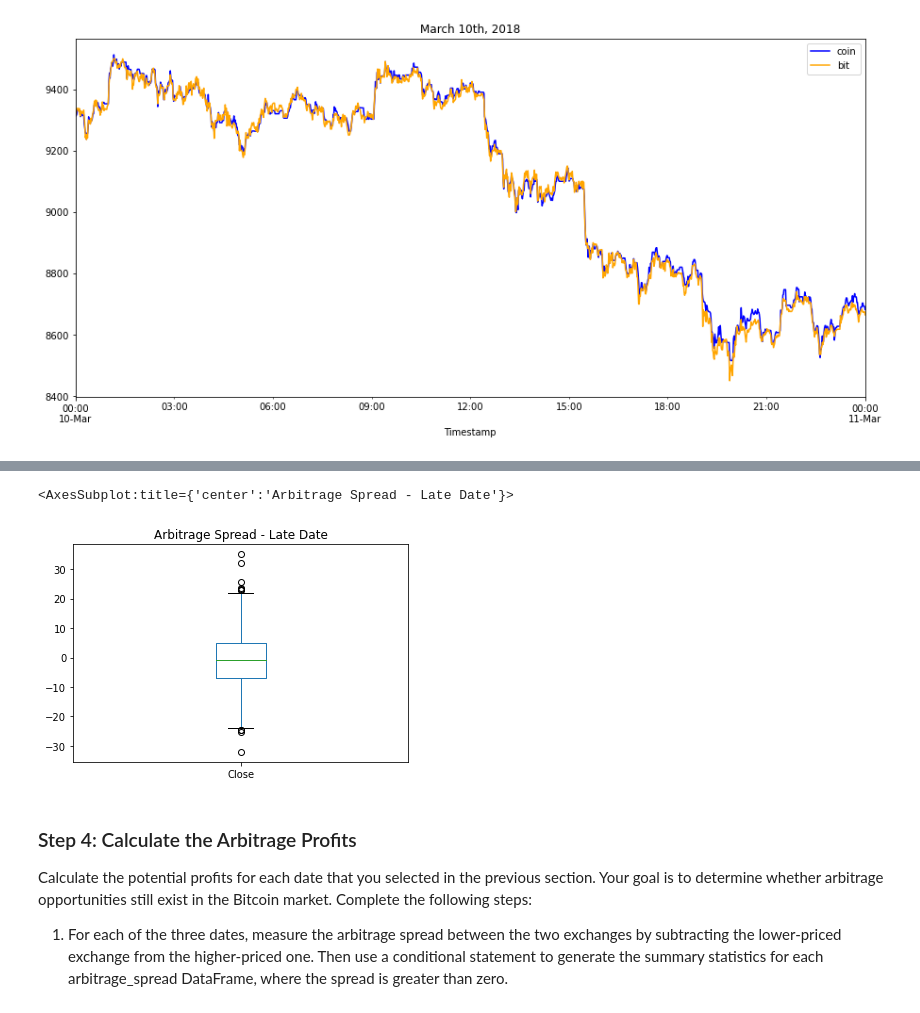
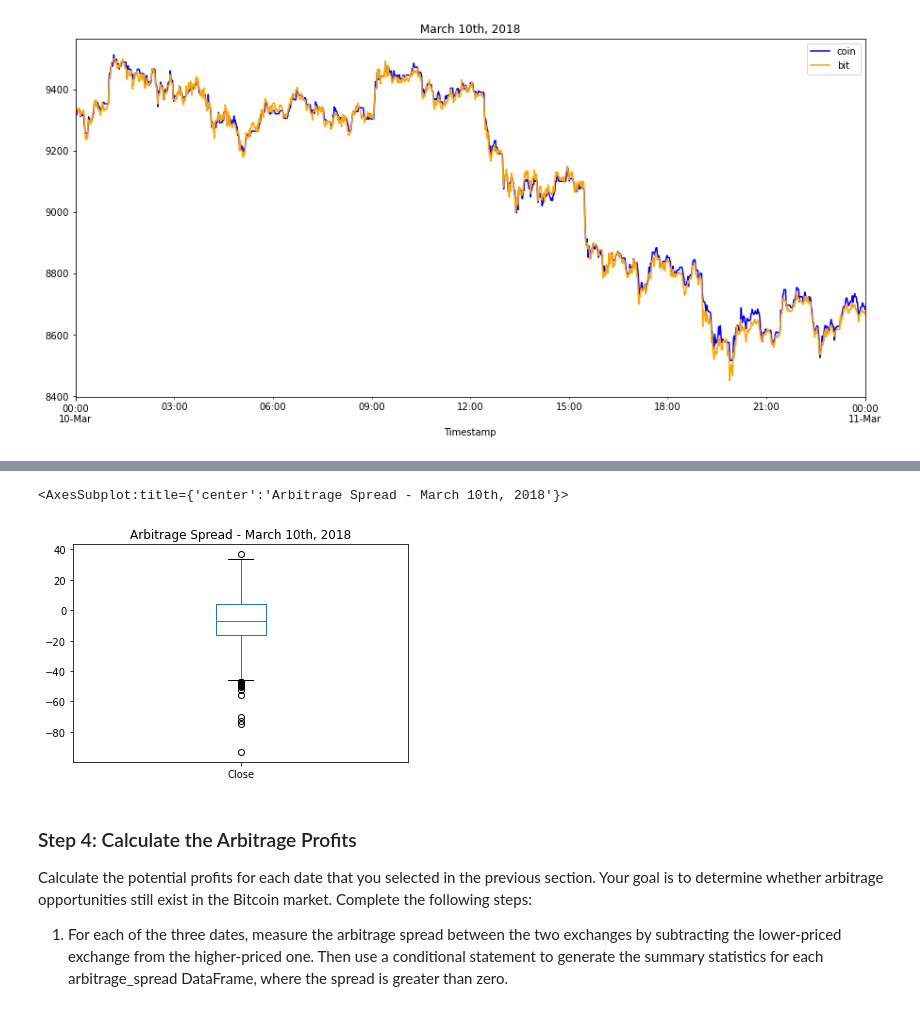
Before and after one commit to jpmaddox97/module_3_challenge, a Jupyter notebook: Starter_Code/crypto_arbitrage.ipynb, the cells around one changed output, grey strips where cells are left out. Saved outputs shown, nothing was run; the diff lists cells and outputs as text; code cells hidden in the pictures.

```diff
--- a/Starter_Code/crypto_arbitrage.ipynb
+++ b/Starter_Code/crypto_arbitrage.ipynb
@@ -415,8 +415,8 @@ bitstamp.loc["2018-03-10 00:00:00":"2018-03-11 00:00:00",'Close'].plot(legend=Tr
 # %%
 # Using the date from the late that you have selected, calculate the arbitrage spread
 # by subtracting the bitstamp lower closing prices from the coinbase higher closing prices
-arbitrage_spread_late = arbitrage_spread_middle = bitstamp.loc["2018-03-10 00:00:00":"2018-03-11 00:00:00",'Close'] - coinbase.loc["2018-03-10 00:00:00":"2018-03-1 00:00:00",'Close']
+arbitrage_spread_late = bitstamp.loc["2018-03-10 00:00:00":"2018-03-11 00:00:00",'Close'] - coinbase.loc["2018-03-10 00:00:00":"2018-03-11 00:00:00",'Close']
 
 # Generate summary statistics for the late DataFrame
-arbitrage_spread_late.desrcibe()
+arbitrage_spread_late.describe()
 # %% [output]
@@ -424,9 +432,9 @@ AttributeError: 'Series' object has no attribute 'desrcibe'
 # %%
 # Visualize the arbitrage spread from late in the dataset in a box plot
-# YOUR CODE HERE
+arbitrage_spread_late.plot(kind='box', title='Arbitrage Spread - March 10th, 2018')
 # %% [output]
-<AxesSubplot:title={'center':'Arbitrage Spread - Late Date'}>
+<AxesSubplot:title={'center':'Arbitrage Spread - March 10th, 2018'}>
-[figure, old version]
+[figure, new version]
 # %% [markdown]
 ### Step 4: Calculate the Arbitrage Profits
 
```
Also changed, not shown: parts of 6 cells of this notebook.
